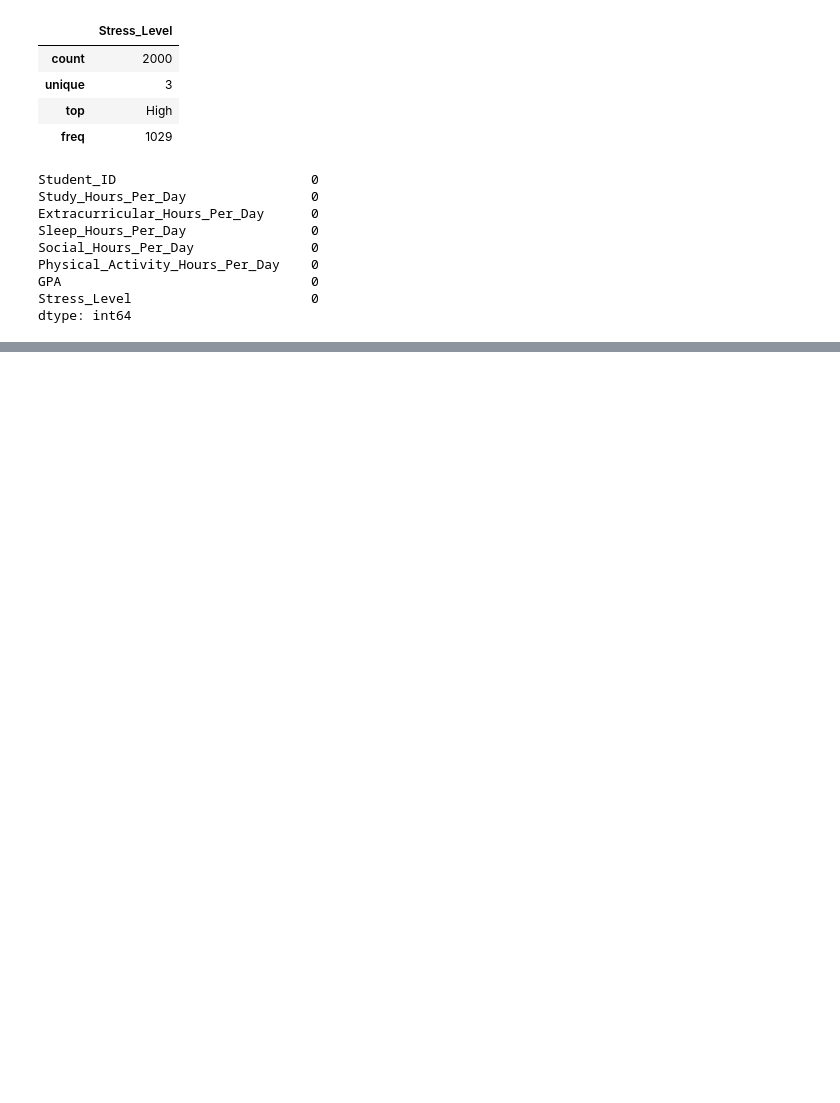
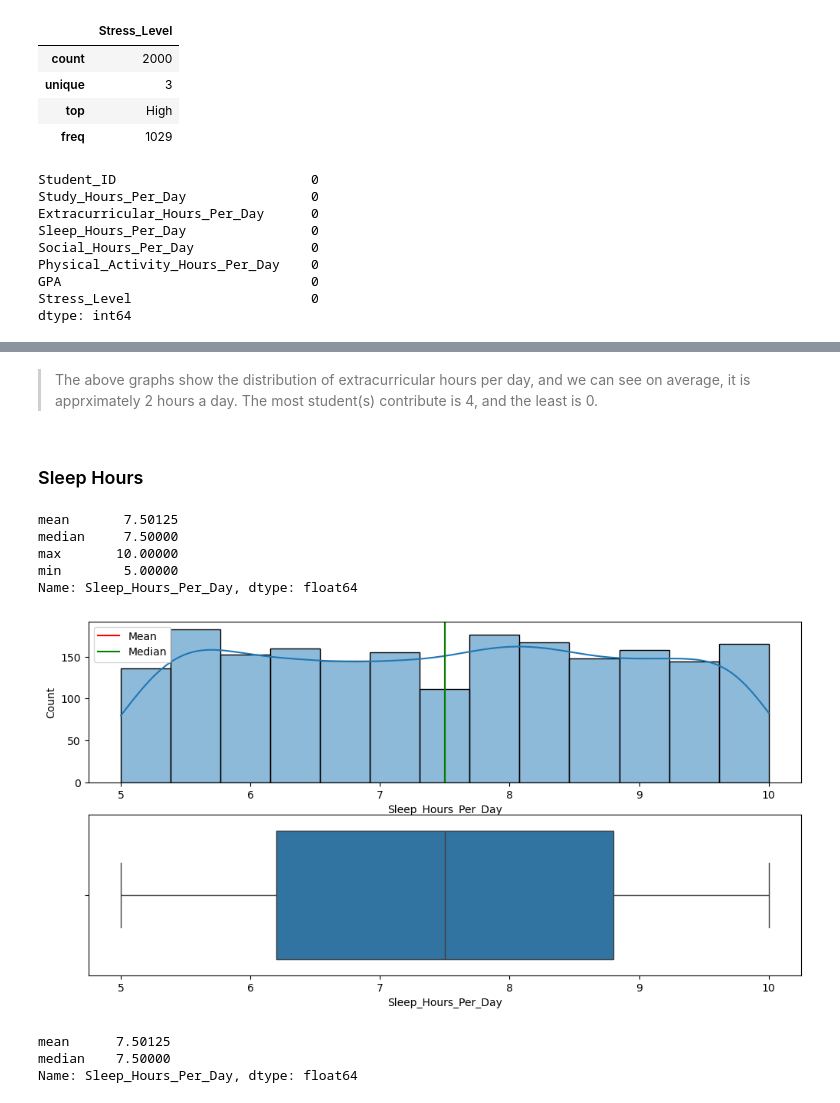
Before and after one commit to danielphilip12/Study-Habits-and-Activities-of-Students-Analysis, a Jupyter notebook: main.ipynb, the cells around one changed output, grey strips where cells are left out. Drawn from its saved outputs; the diff is of its cells as text; code cells hidden in the pictures; blank space fills up the shorter version.

```diff
--- a/main.ipynb
+++ b/main.ipynb
@@ -66,0 +114,19 @@ dtype: int64
+# %% [markdown]
+> The above graphs show the distribution of extracurricular hours per day, and we can see on average, it is apprximately 2 hours a day. The most student(s) contribute is 4, and the least is 0.
+# %% [markdown]
+### Sleep Hours
+# %%
+hist_mean_median('Sleep_Hours_Per_Day')
+# %% [output]
+mean       7.50125
+median     7.50000
+max       10.00000
+min        5.00000
+Name: Sleep_Hours_Per_Day, dtype: float64
+[figure, added]
+# %%
+df['Sleep_Hours_Per_Day'].agg(['mean', 'median'])
+# %% [output]
+mean      7.50125
+median    7.50000
+Name: Sleep_Hours_Per_Day, dtype: float64
```
Also changed, not shown: parts of 44 cells of this notebook, 1 other file.
